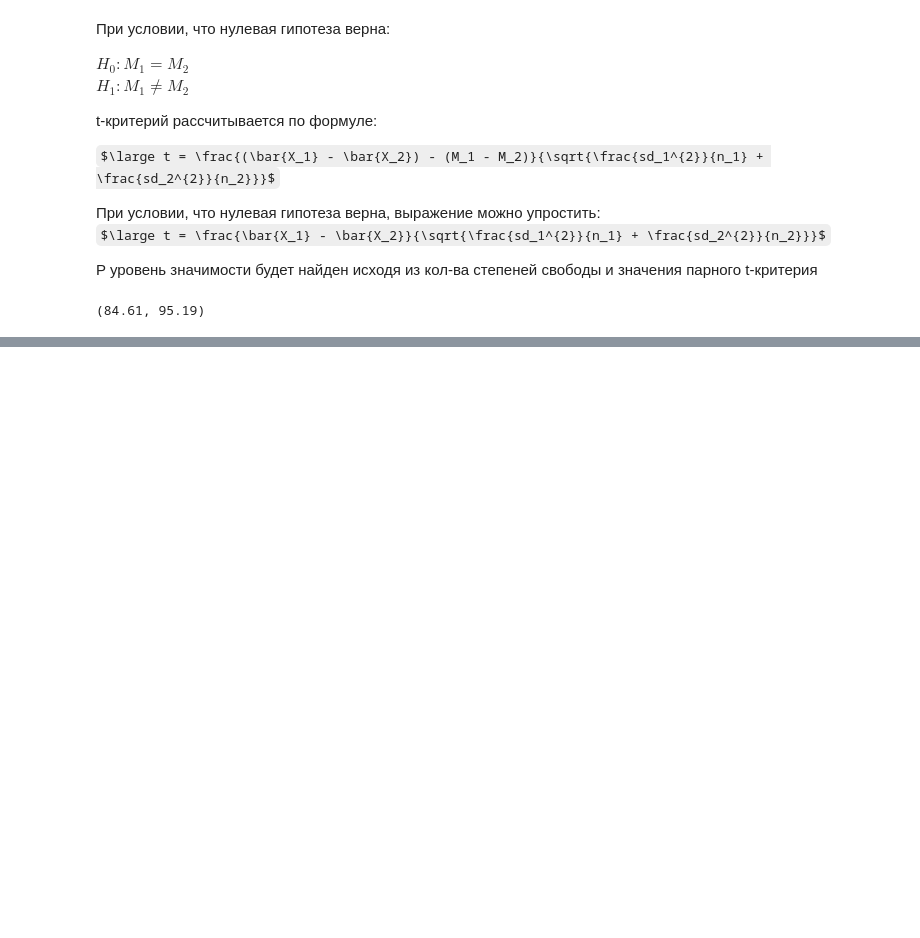
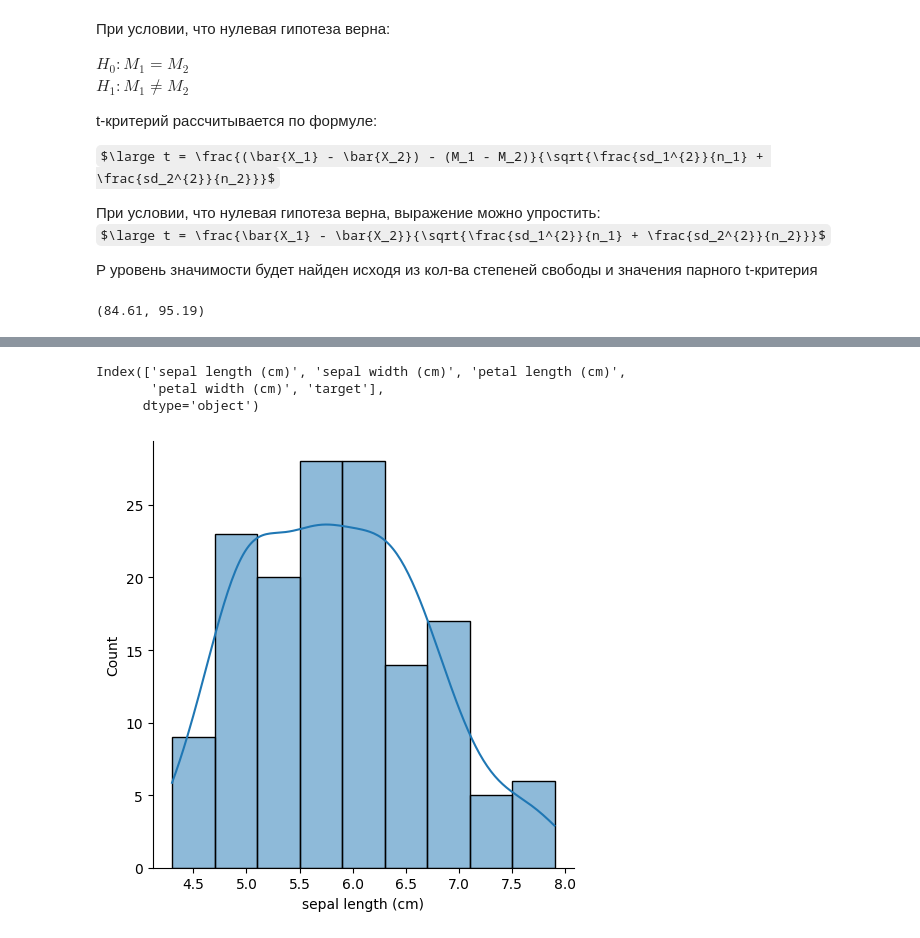
Before and after one commit to observer012/courses, a Jupyter notebook: Основы статистики(Stepik)/Основы статистики.ipynb, the cells around one changed output, grey strips where cells are left out. Saved outputs shown, nothing was run; the diff lists cells and outputs as text; code cells hidden in the pictures; some formulas as TeX source; blank space fills up the shorter version.

Commit message:
29. I have corrected the information. Added a lesson: checking the distribution for normality, QQ-Plot

```diff
--- a/Основы статистики(Stepik)/Основы статистики.ipynb
+++ b/Основы статистики(Stepik)/Основы статистики.ipynb
@@ -463,0 +530,2 @@ t_criteria(sd, n, X)
+# %%
+iris = datasets.load_iris()
@@ -463,0 +536,4 @@ t_criteria(sd, n, X)
+# %%
+data = pd.DataFrame(data=np.c_[iris['data'], iris['target']],
+                    columns=iris['feature_names'] + ['target'])
+data.head()
@@ -463,0 +547,10 @@ t_criteria(sd, n, X)
+# %%
+data.columns
+# %% [output]
+Index(['sepal length (cm)', 'sepal width (cm)', 'petal length (cm)',
+       'petal width (cm)', 'target'],
+      dtype='object')
+# %%
+sns_plot = sns.displot(data=data['sepal length (cm)'], kde=True)
+# %% [output]
+[figure, added]
```
Also changed, not shown: parts of 25 cells of this notebook.
